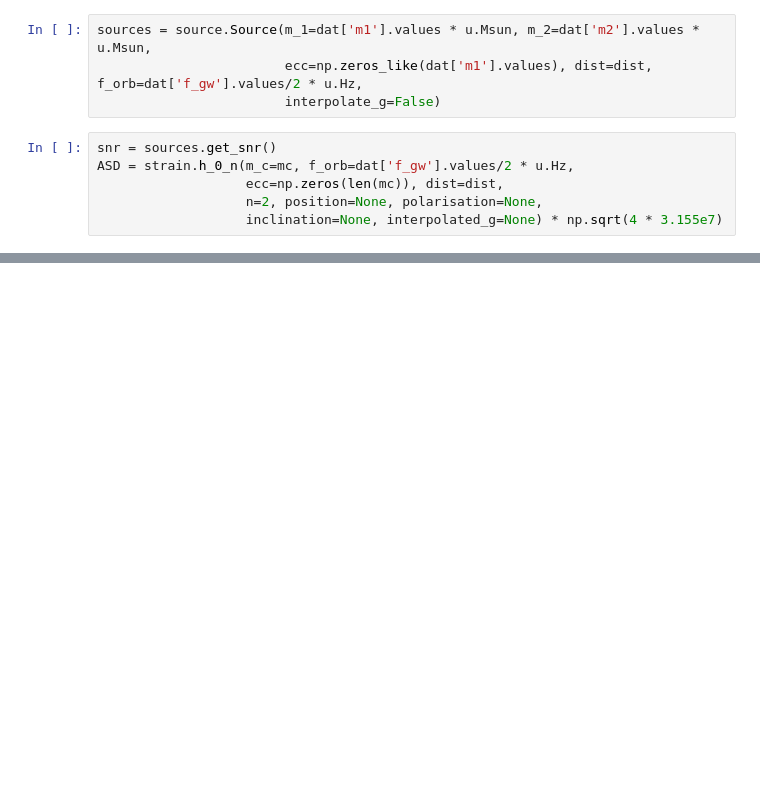
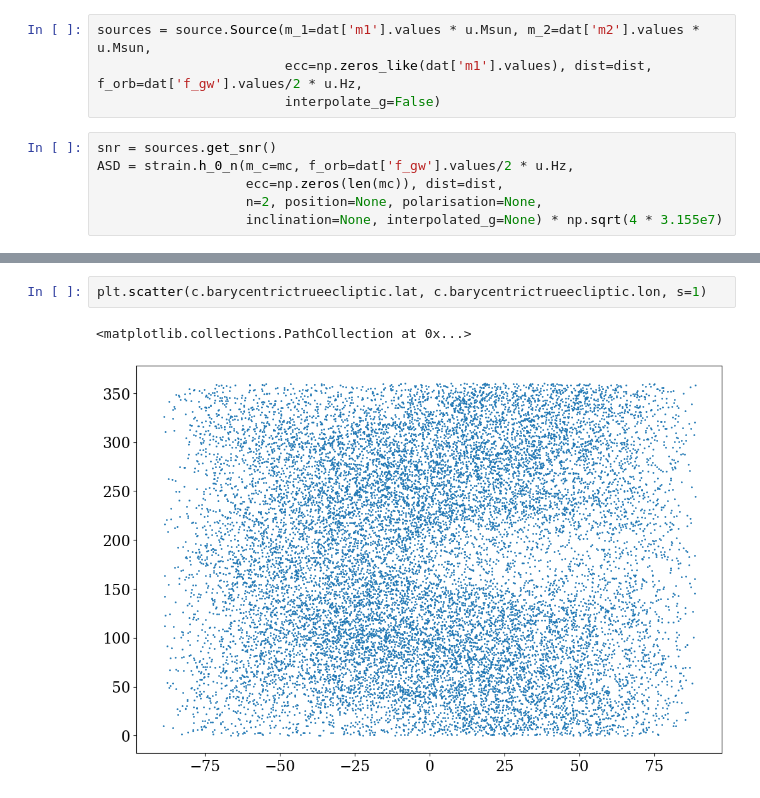
Before and after one commit to katiebreivik/cataclysmic-pileup, a Jupyter notebook: Generate_and_plot_sample.ipynb, the cells around one changed output, grey strips where cells are left out. Cells and saved outputs as stored; diff of their text form; blank space fills up the shorter version.

```diff
--- a/Generate_and_plot_sample.ipynb
+++ b/Generate_and_plot_sample.ipynb
@@ -147,0 +191,5 @@ plt.savefig("asd.png")
+# %%
+plt.scatter(c.barycentrictrueecliptic.lat, c.barycentrictrueecliptic.lon, s=1)
+# %% [output]
+<matplotlib.collections.PathCollection at 0x...>
+[figure, added]
```
Also changed, not shown: parts of 12 cells of this notebook, 1 other file.
